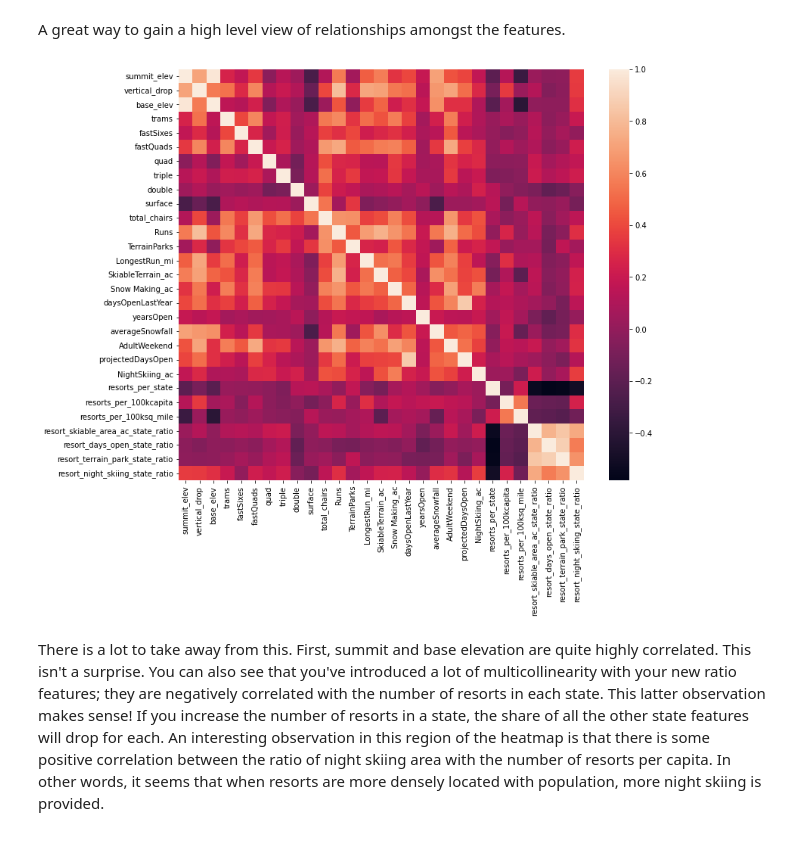
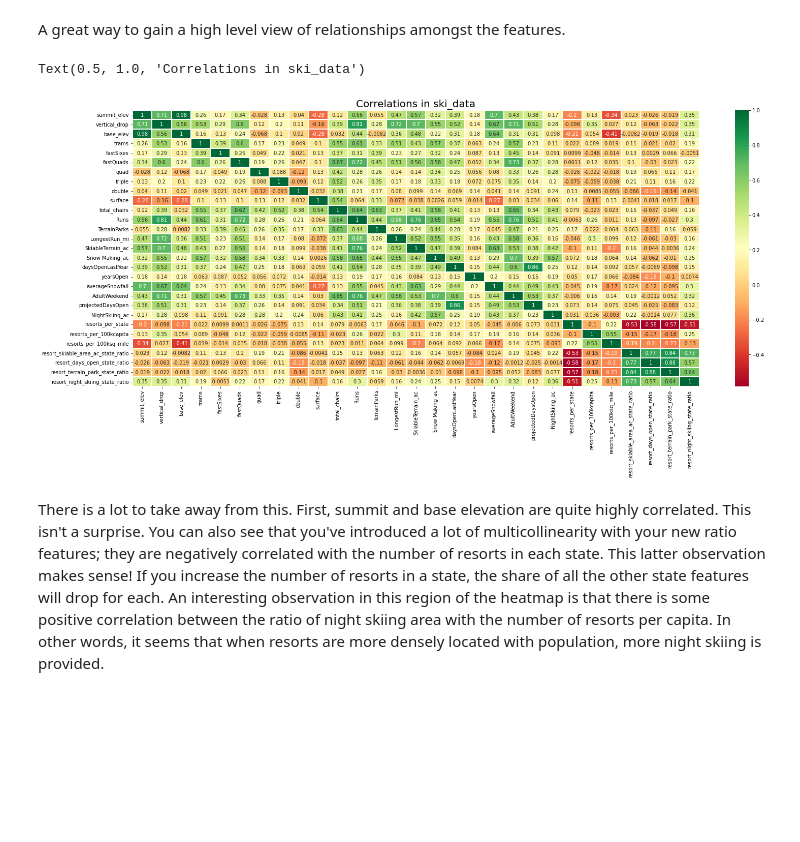
Before and after one commit to PassionateDataScientist/DataScienceGuidedCapstone, a Jupyter notebook: Notebooks/03_exploratory_data_analysis.ipynb, the cells around one changed output. Saved outputs shown, nothing was run; the diff lists cells and outputs as text; code cells hidden in the pictures; blank space fills up the shorter version.

```diff
--- a/Notebooks/03_exploratory_data_analysis.ipynb
+++ b/Notebooks/03_exploratory_data_analysis.ipynb
@@ -761,11 +788,16 @@ A great way to gain a high level view of relationships amongst the features.
 # %%
 #Code task 12#
 #Show a seaborn heatmap of correlations in ski_data
 #Hint: call pandas' `corr()` method on `ski_data` and pass that into `sns.heatmap`
-plt.subplots(figsize=(12,10))
-sns.heatmap(ski_data.corr());
+plt.subplots(figsize=(25,10))
+# Using numpy ‘.tril()’ method to take the upper correlation matrix and mask attribute: to create an upper triangle matrix.
+#matrix = np.tril(ski_data.corr())
+#sns.heatmap(ski_data.corr(), linewidths=.1, annot=True, cmap='coolwarm', center=0, mask=matrix);
+sns.heatmap(ski_data.corr(), linewidths=.1, annot=True, cmap='RdYlGn');
+plt.title('Correlations in ski_data', fontsize=20)
 # %% [output]
+Text(0.5, 1.0, 'Correlations in ski_data')
-[figure, old version]
+[figure, new version]
 # %% [markdown]
 There is a lot to take away from this. First, summit and base elevation are quite highly correlated. This isn't a surprise. You can also see that you've introduced a lot of multicollinearity with your new ratio features; they are negatively correlated with the number of resorts in each state. This latter observation makes sense! If you increase the number of resorts in a state, the share of all the other state features will drop for each. An interesting observation in this region of the heatmap is that there is some positive correlation between the ratio of night skiing area with the number of resorts per capita. In other words, it seems that when resorts are more densely located with population, more night skiing is provided.
 
```
Also changed, not shown: parts of 14 cells of this notebook, 1 other file.
